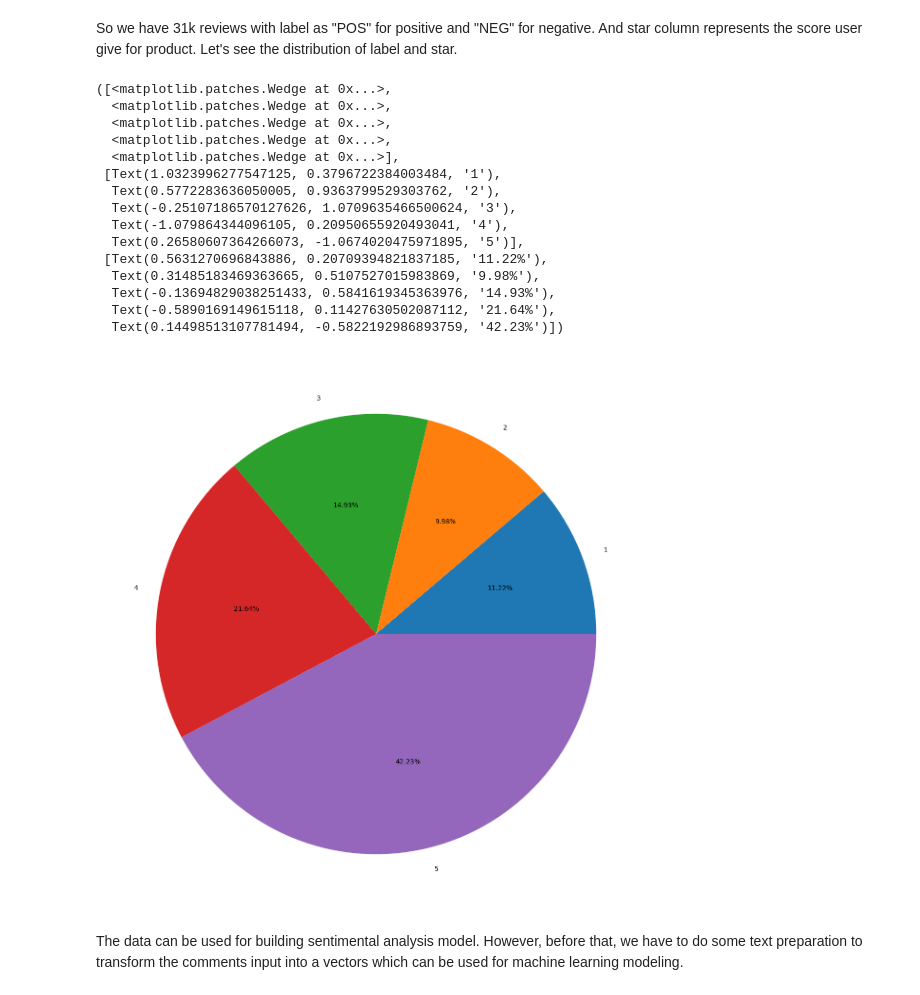
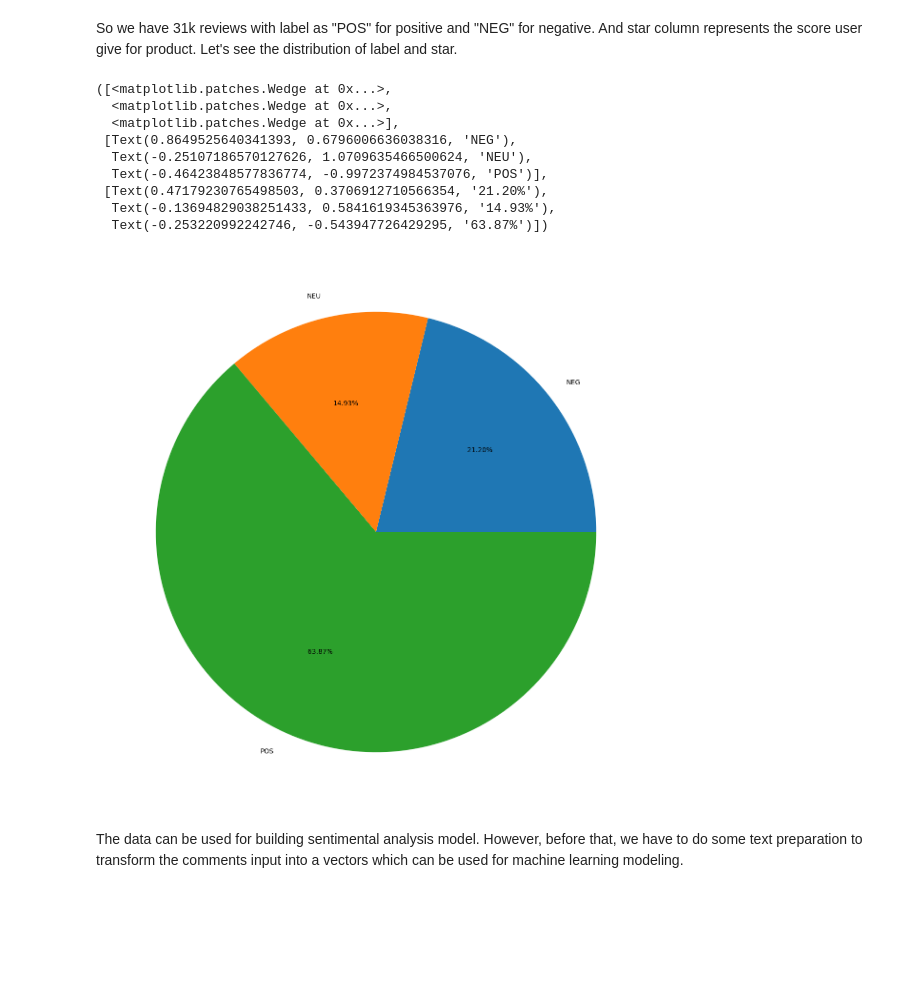
Before and after one commit to thuannt-se/ml-educational-projects, a Jupyter notebook: notebooks/ecommerce_sentiment_analysis.ipynb, the cells around one changed output. Drawn from its saved outputs; the diff is of its cells as text; code cells hidden in the pictures; blank space fills up the shorter version.

```diff
--- a/notebooks/ecommerce_sentiment_analysis.ipynb
+++ b/notebooks/ecommerce_sentiment_analysis.ipynb
@@ -55,27 +57,21 @@ Name: 659, dtype: object
 So we have 31k reviews with label as "POS" for positive and "NEG" for negative. And star column represents the score user give for product.
 Let's see the distribution of label and star.
 # %%
-data_label = df_review['star']
-data_label = pd.DataFrame(data_label, columns=['star']).groupby('star').size()
+data_label = df_review['label']
+data_label = pd.DataFrame(data_label, columns=['label']).groupby('label').size()
 plt.figure(figsize=(15, 15))
 plt.pie(data_label, autopct="%.2f%%", labels=data_label.index)
 # %% [output]
 ([<matplotlib.patches.Wedge at 0x...>,
   <matplotlib.patches.Wedge at 0x...>,
-  <matplotlib.patches.Wedge at 0x...>,
-  <matplotlib.patches.Wedge at 0x...>,
   <matplotlib.patches.Wedge at 0x...>],
- [Text(1.0323996277547125, 0.3796722384003484, '1'),
-  Text(0.5772283636050005, 0.9363799529303762, '2'),
-  Text(-0.25107186570127626, 1.0709635466500624, '3'),
-  Text(-1.079864344096105, 0.20950655920493041, '4'),
-  Text(0.26580607364266073, -1.0674020475971895, '5')],
- [Text(0.5631270696843886, 0.20709394821837185, '11.22%'),
-  Text(0.31485183469363665, 0.5107527015983869, '9.98%'),
+ [Text(0.8649525640341393, 0.6796006636038316, 'NEG'),
+  Text(-0.25107186570127626, 1.0709635466500624, 'NEU'),
+  Text(-0.46423848577836774, -0.9972374984537076, 'POS')],
+ [Text(0.47179230765498503, 0.3706912710566354, '21.20%'),
   Text(-0.13694829038251433, 0.5841619345363976, '14.93%'),
-  Text(-0.5890169149615118, 0.11427630502087112, '21.64%'),
-  Text(0.14498513107781494, -0.5822192986893759, '42.23%')])
+  Text(-0.253220992242746, -0.543947726429295, '63.87%')])
-[figure, old version]
+[figure, new version]
 # %% [markdown]
 The data can be used for building sentimental analysis model. However, before that, we have to do some text preparation to transform the comments input into a vectors which can be used for machine learning modeling.
 # %% [markdown]
```
Also changed, not shown: parts of 37 cells of this notebook.
